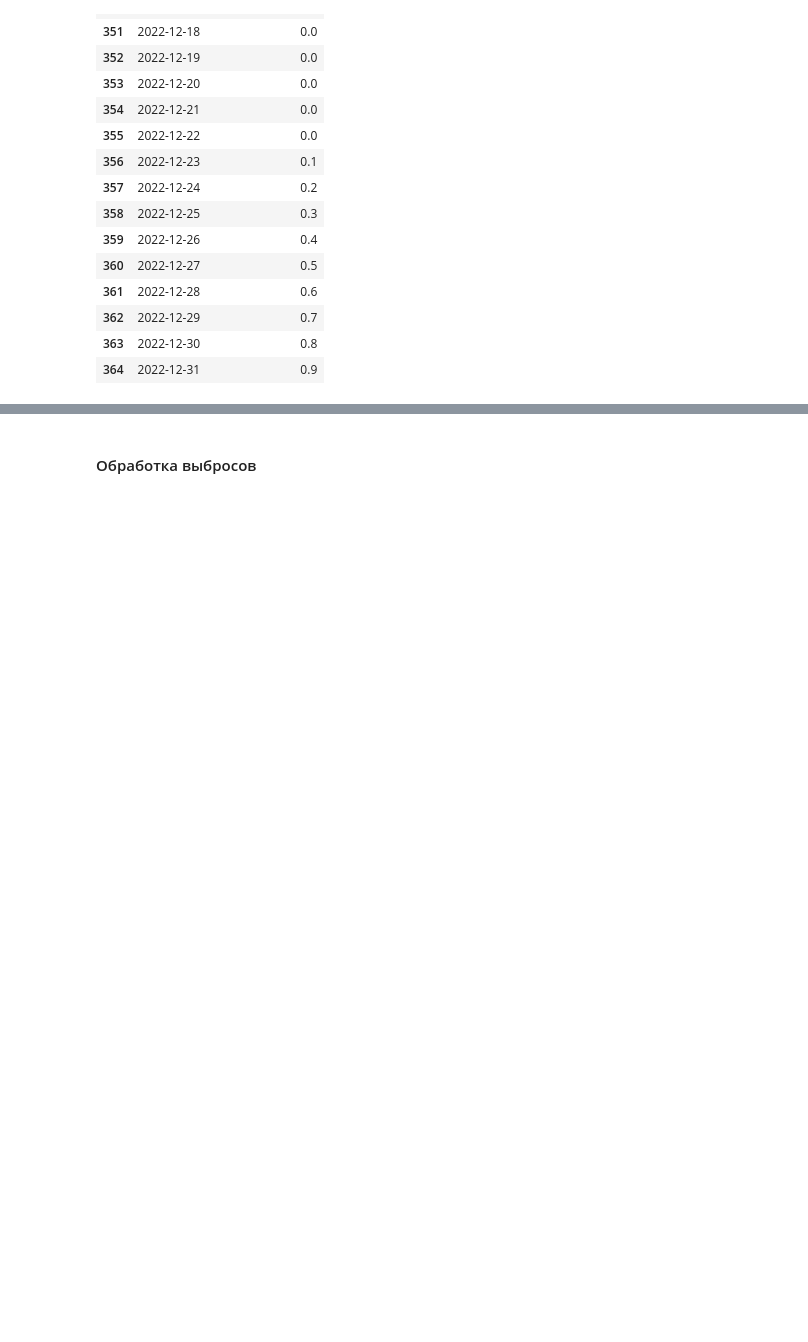
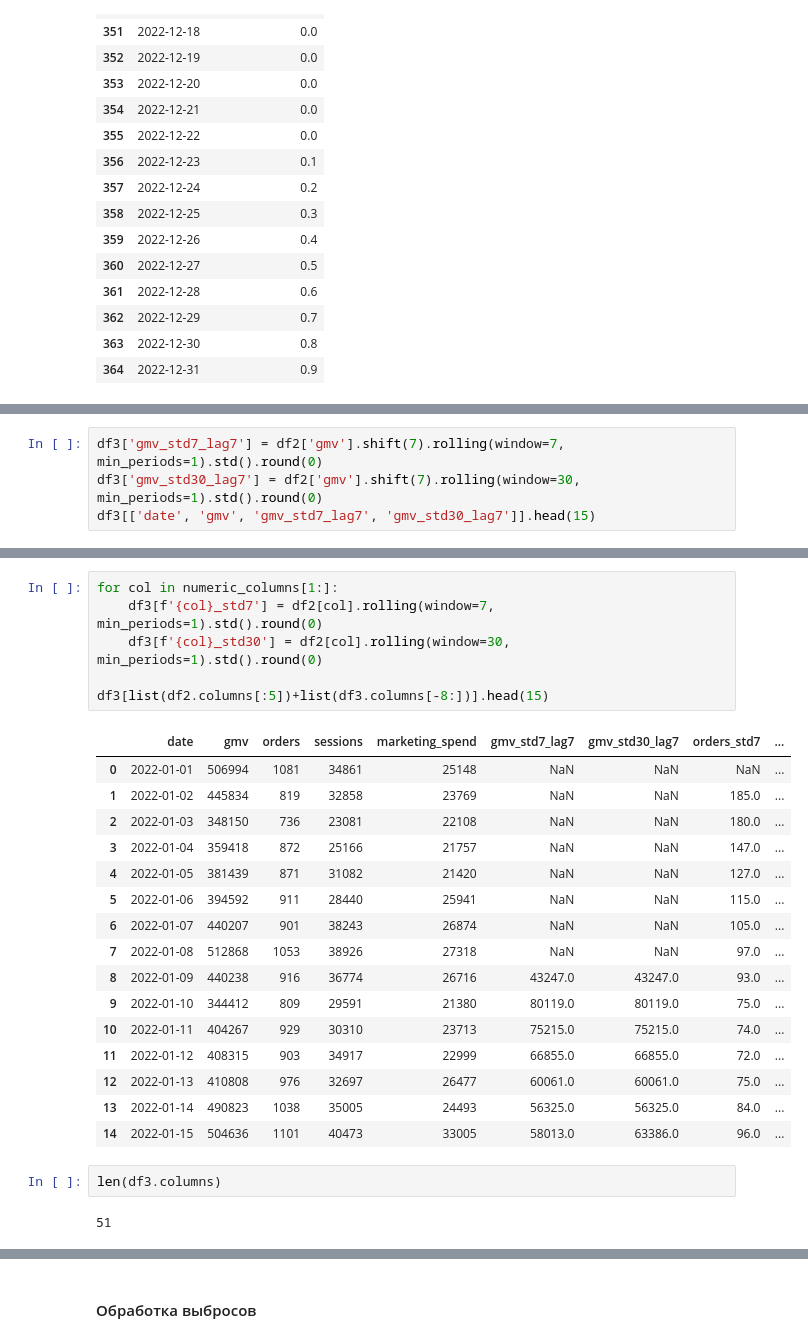
Before and after one commit to RabochiyYan/Ozon_test, a Jupyter notebook: Task_1.1.ipynb, the cells around one changed output, grey strips where cells are left out. Saved outputs shown, nothing was run; the diff lists cells and outputs as text; blank space fills up the shorter version.

```diff
--- a/Task_1.1.ipynb
+++ b/Task_1.1.ipynb
@@ -429,0 +529,4 @@ Index(['gmv', 'orders', 'sessions', 'marketing_spend'], dtype='object')
+# %%
+df3['gmv_std7_lag7'] = df2['gmv'].shift(7).rolling(window=7, min_periods=1).std().round(0)
+df3['gmv_std30_lag7'] = df2['gmv'].shift(7).rolling(window=30, min_periods=1).std().round(0)
+df3[['date', 'gmv', 'gmv_std7_lag7', 'gmv_std30_lag7']].head(15)
@@ -429,0 +550,27 @@ Index(['gmv', 'orders', 'sessions', 'marketing_spend'], dtype='object')
+# %%
+for col in numeric_columns[1:]:
+    df3[f'{col}_std7'] = df2[col].rolling(window=7, min_periods=1).std().round(0)
+    df3[f'{col}_std30'] = df2[col].rolling(window=30, min_periods=1).std().round(0)
+
+df3[list(df2.columns[:5])+list(df3.columns[-8:])].head(15)
+# %% [output]
+|  | date | gmv | orders | sessions | marketing_spend | gmv_std7_lag7 | gmv_std30_lag7 | orders_std7 | ... |
+| 0 | 2022-01-01 | 506994 | 1081 | 34861 | 25148 | NaN | NaN | NaN | ... |
+| 1 | 2022-01-02 | 445834 | 819 | 32858 | 23769 | NaN | NaN | 185.0 | ... |
+| 2 | 2022-01-03 | 348150 | 736 | 23081 | 22108 | NaN | NaN | 180.0 | ... |
+| 3 | 2022-01-04 | 359418 | 872 | 25166 | 21757 | NaN | NaN | 147.0 | ... |
+| 4 | 2022-01-05 | 381439 | 871 | 31082 | 21420 | NaN | NaN | 127.0 | ... |
+| 5 | 2022-01-06 | 394592 | 911 | 28440 | 25941 | NaN | NaN | 115.0 | ... |
+| 6 | 2022-01-07 | 440207 | 901 | 38243 | 26874 | NaN | NaN | 105.0 | ... |
+| 7 | 2022-01-08 | 512868 | 1053 | 38926 | 27318 | NaN | NaN | 97.0 | ... |
+| 8 | 2022-01-09 | 440238 | 916 | 36774 | 26716 | 43247.0 | 43247.0 | 93.0 | ... |
+| 9 | 2022-01-10 | 344412 | 809 | 29591 | 21380 | 80119.0 | 80119.0 | 75.0 | ... |
+| 10 | 2022-01-11 | 404267 | 929 | 30310 | 23713 | 75215.0 | 75215.0 | 74.0 | ... |
+| 11 | 2022-01-12 | 408315 | 903 | 34917 | 22999 | 66855.0 | 66855.0 | 72.0 | ... |
+| 12 | 2022-01-13 | 410808 | 976 | 32697 | 26477 | 60061.0 | 60061.0 | 75.0 | ... |
+| 13 | 2022-01-14 | 490823 | 1038 | 35005 | 24493 | 56325.0 | 56325.0 | 84.0 | ... |
+| 14 | 2022-01-15 | 504636 | 1101 | 40473 | 33005 | 58013.0 | 63386.0 | 96.0 | ... |
+# %%
+len(df3.columns)
+# %% [output]
+51
```
Also changed, not shown: parts of 28 cells of this notebook.
